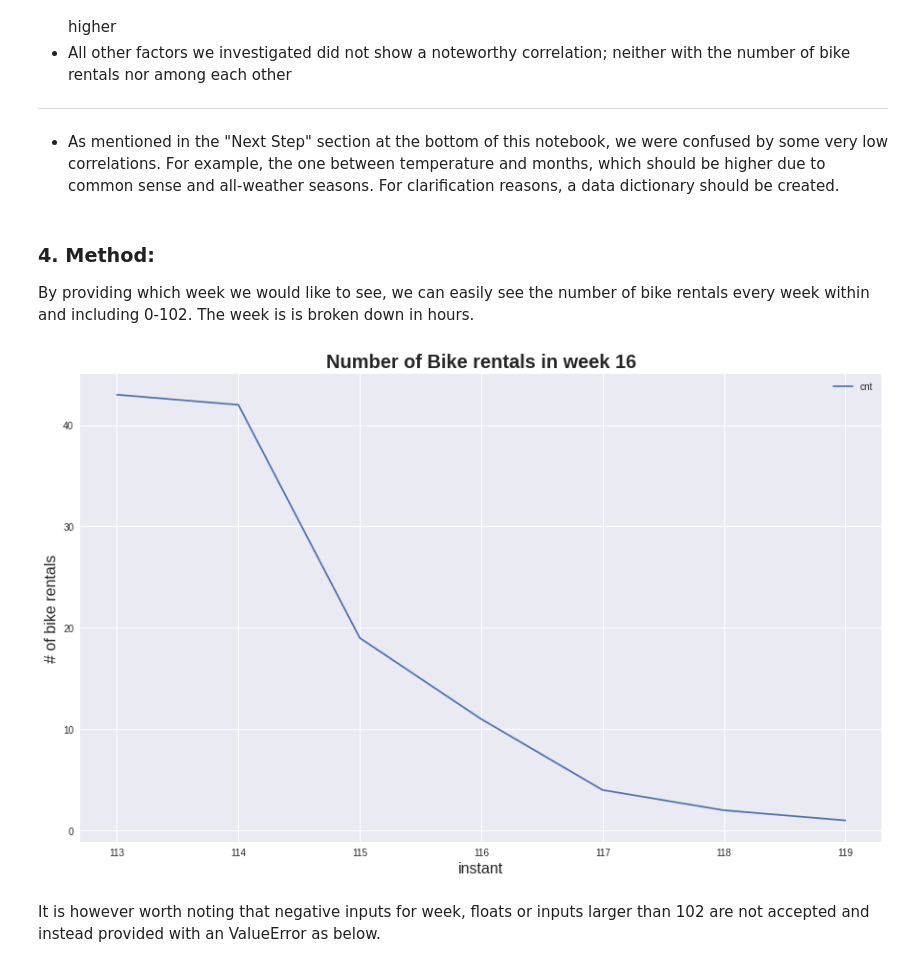
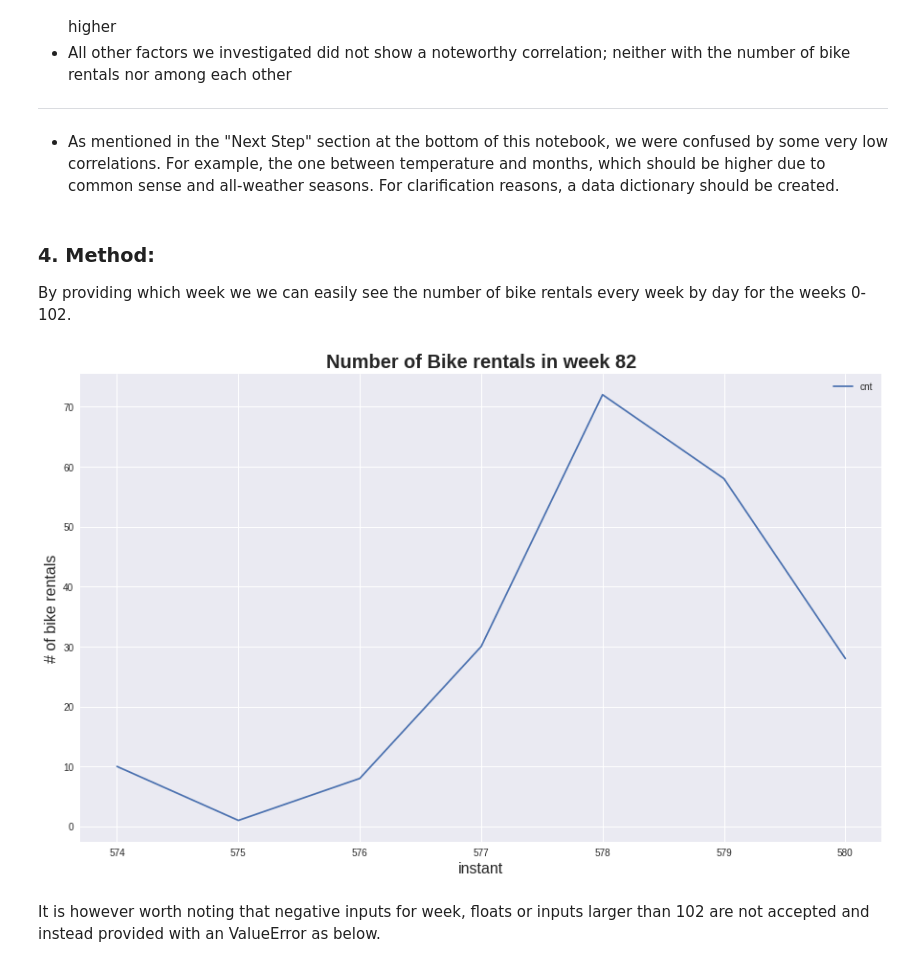
Before and after one commit to lmo272/Group_J, a Jupyter notebook: Storytelling.ipynb, the cells around one changed output. Saved outputs shown, nothing was run; the diff lists cells and outputs as text; code cells hidden in the pictures.

```diff
--- a/Storytelling.ipynb
+++ b/Storytelling.ipynb
@@ -89,11 +89,11 @@ ___
 - As mentioned in the "Next Step" section at the bottom of this notebook, we were confused by some very low correlations. For example, the one between temperature and months, which should be higher due to common sense and all-weather seasons. For clarification reasons, a data dictionary should be created.
 # %% [markdown]
 ### 4. Method:
-By providing which week we would like to see, we can easily see the number of bike rentals every week within and including 0-102. The week is is broken down in hours.
+By providing which week we we can easily see the number of bike rentals every week by day for the weeks 0-102.
 # %%
-data_instance.plot_weekly_data(16)
+data_instance.plot_weekly_data(82)
 # %% [output]
-[figure, old version]
+[figure, new version]
 # %% [markdown]
 It is however worth noting that negative inputs for week, floats or inputs larger than 102 are not accepted and instead provided with an ValueError as below.
 # %%
```
Also changed, not shown: parts of 1 cell of this notebook.
